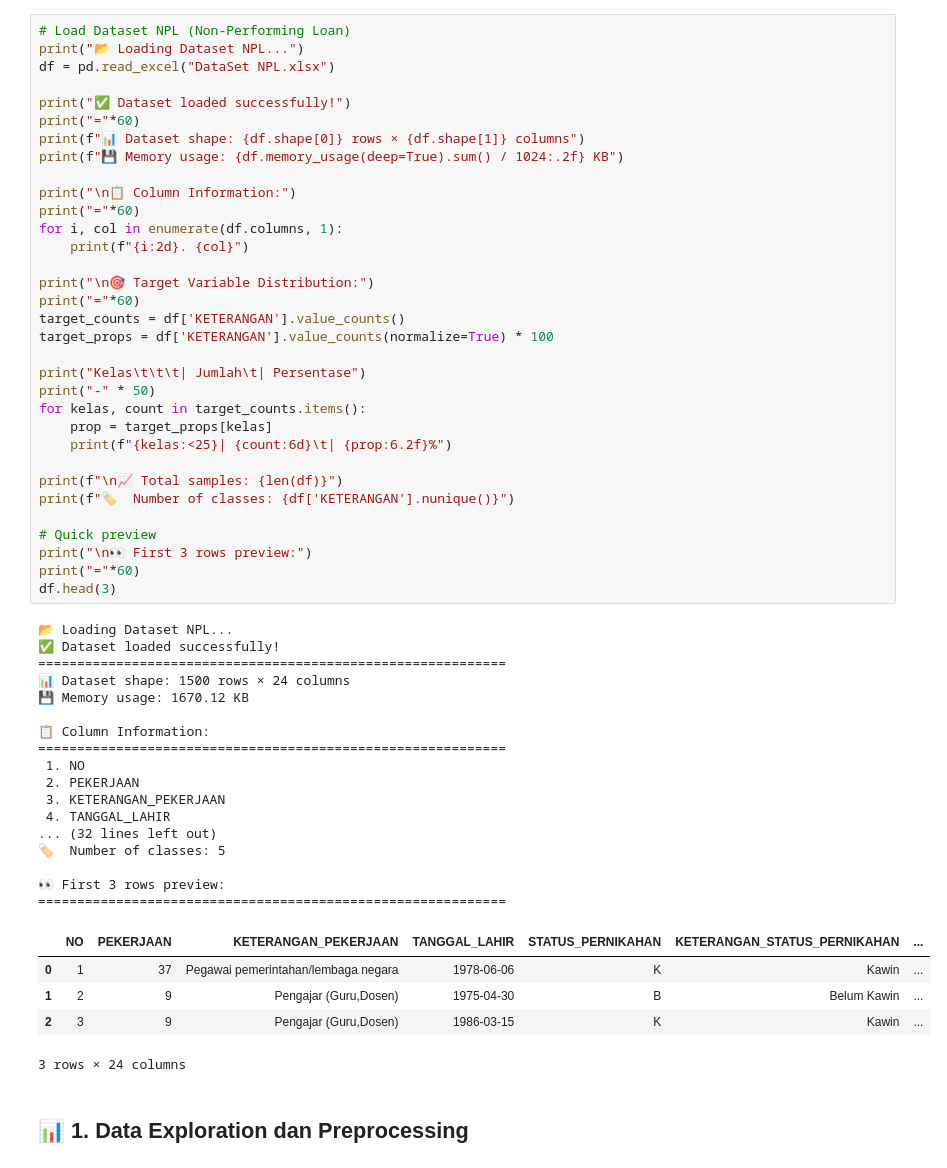
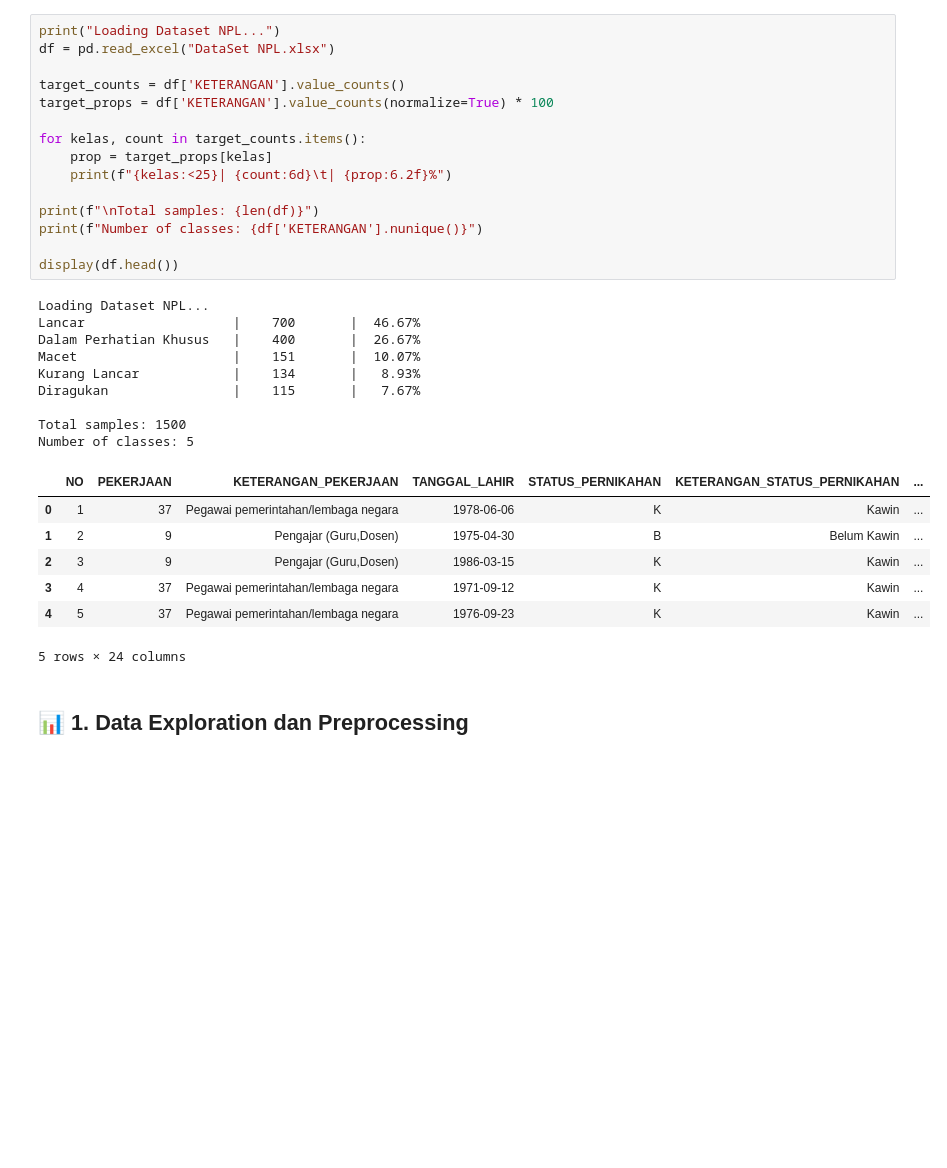
Before and after one commit to ArtEnginer/ENSAMBLE-LEARNING-KREDIT, a Jupyter notebook: KREDITMACET.ipynb, the cells around one changed output. Saved outputs shown, nothing was run; the diff lists cells and outputs as text; blank space fills up the shorter version.

```diff
--- a/KREDITMACET.ipynb
+++ b/KREDITMACET.ipynb
@@ -92,58 +36,34 @@ print(f"📦 Imbalanced-learn imported")
 # %%
-# Load Dataset NPL (Non-Performing Loan)
-print("📂 Loading Dataset NPL...")
+print("Loading Dataset NPL...")
 df = pd.read_excel("DataSet NPL.xlsx")
 
-print("✅ Dataset loaded successfully!")
-print("="*60)
-print(f"📊 Dataset shape: {df.shape[0]} rows × {df.shape[1]} columns")
-print(f"💾 Memory usage: {df.memory_usage(deep=True).sum() / 1024:.2f} KB")
-
-print("\n📋 Column Information:")
-print("="*60)
-for i, col in enumerate(df.columns, 1):
-    print(f"{i:2d}. {col}")
-
-print("\n🎯 Target Variable Distribution:")
-print("="*60)
 target_counts = df['KETERANGAN'].value_counts()
 target_props = df['KETERANGAN'].value_counts(normalize=True) * 100
 
-print("Kelas\t\t\t| Jumlah\t| Persentase")
-print("-" * 50)
 for kelas, count in target_counts.items():
     prop = target_props[kelas]
     print(f"{kelas:<25}| {count:6d}\t| {prop:6.2f}%")
 
-print(f"\n📈 Total samples: {len(df)}")
-print(f"🏷️  Number of classes: {df['KETERANGAN'].nunique()}")
+print(f"\nTotal samples: {len(df)}")
+print(f"Number of classes: {df['KETERANGAN'].nunique()}")
 
-# Quick preview
-print("\n👀 First 3 rows preview:")
-print("="*60)
-df.head(3)
+display(df.head())
 # %% [output]
-📂 Loading Dataset NPL...
-✅ Dataset loaded successfully!
-============================================================
-📊 Dataset shape: 1500 rows × 24 columns
-💾 Memory usage: 1670.12 KB
+Loading Dataset NPL...
+Lancar                   |    700       |  46.67%
+Dalam Perhatian Khusus   |    400       |  26.67%
+Macet                    |    151       |  10.07%
+Kurang Lancar            |    134       |   8.93%
+Diragukan                |    115       |   7.67%
 
-📋 Column Information:
-============================================================
- 1. NO
- 2. PEKERJAAN
- 3. KETERANGAN_PEKERJAAN
- 4. TANGGAL_LAHIR
-... (32 lines left out)
-🏷️  Number of classes: 5
-
-👀 First 3 rows preview:
-============================================================
+Total samples: 1500
+Number of classes: 5
 |  | NO | PEKERJAAN | KETERANGAN_PEKERJAAN | TANGGAL_LAHIR | STATUS_PERNIKAHAN | KETERANGAN_STATUS_PERNIKAHAN | ... |
 | 0 | 1 | 37 | Pegawai pemerintahan/lembaga negara | 1978-06-06 | K | Kawin | ... |
 | 1 | 2 | 9 | Pengajar (Guru,Dosen) | 1975-04-30 | B | Belum Kawin | ... |
 | 2 | 3 | 9 | Pengajar (Guru,Dosen) | 1986-03-15 | K | Kawin | ... |
+| 3 | 4 | 37 | Pegawai pemerintahan/lembaga negara | 1971-09-12 | K | Kawin | ... |
+| 4 | 5 | 37 | Pegawai pemerintahan/lembaga negara | 1976-09-23 | K | Kawin | ... |
-3 rows × 24 columns
+5 rows × 24 columns
 # %% [markdown]
 ## 📊 1. Data Exploration dan Preprocessing
```
Also changed, not shown: parts of 25 cells of this notebook, 17 other files.
